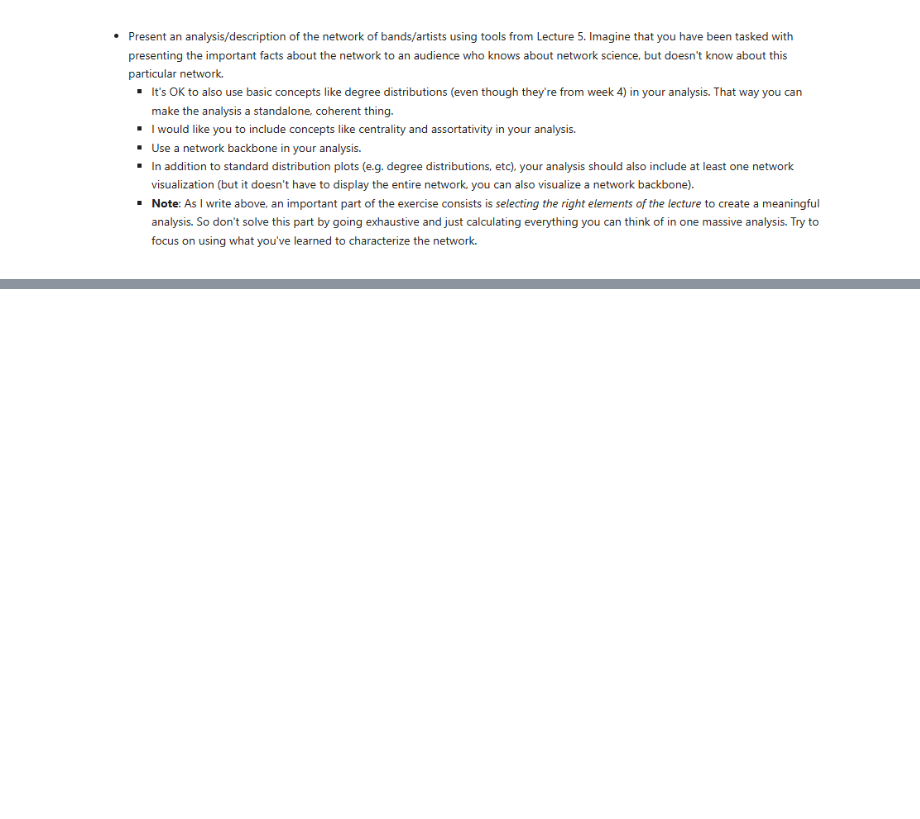
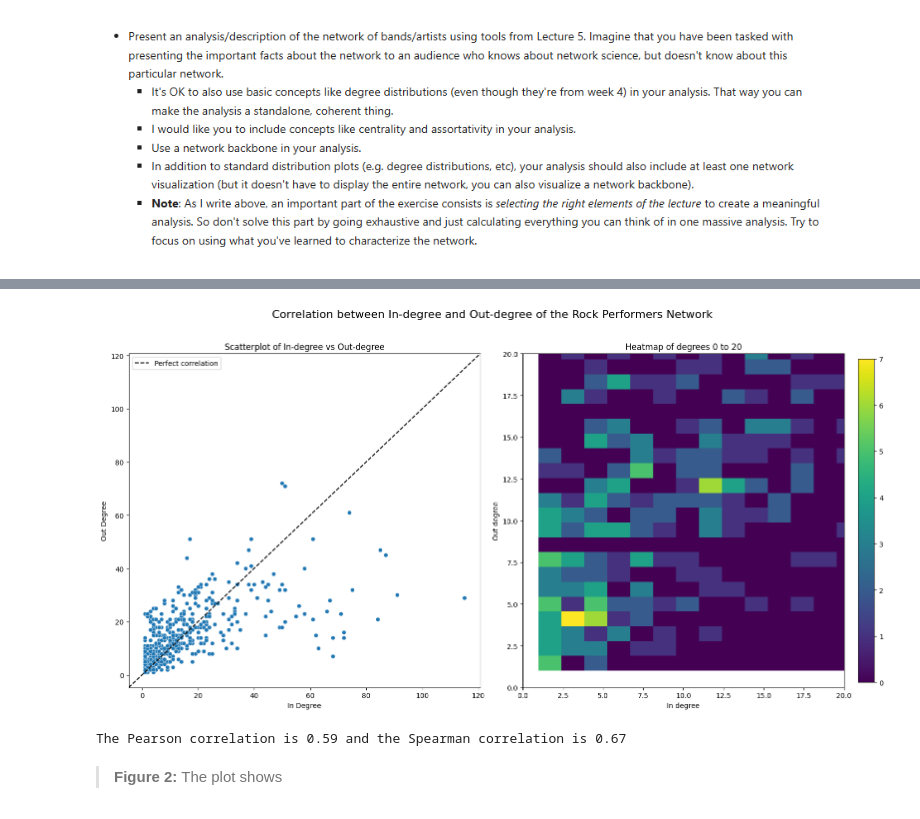
Before and after one commit to Somon8/social_graphs_25, a Jupyter notebook: Assignment2_1.ipynb, the cells around one changed output, grey strips where cells are left out. Saved outputs shown, nothing was run; the diff lists cells and outputs as text; code cells hidden in the pictures; blank space fills up the shorter version.

```diff
--- a/Assignment2_1.ipynb
+++ b/Assignment2_1.ipynb
@@ -328,10 +2,0 @@ df = pd.read_csv("graphs/node_df.csv", index_col = "Node")
-# %%
-louvain_communities = nx.community.louvain_communities(DG, weight='weight', seed = 42)
-# df['louvain'] = louvain_communities
-# df
-louvain_communities[0]
-for com_idx, community in enumerate(louvain_communities):
-    for node in community:
-        df.at[node, 'Louvain'] = com_idx
-
-df.to_csv("graphs/node_df.csv", index = True)
@@ -424,0 +15,10 @@ plt.show()
+# %%
+DG.clear()
+github_base_url = "https://raw.githubusercontent.com/Somon8/social_graphs_25/main/"
+
+def from_github(path):
+    url_to_file = github_base_url + path
+    return urllib.request.urlopen(url_to_file)
+
+DG = nx.read_gexf(from_github("graphs/rock_bands_graph.gexf"))
+G = DG.to_undirected()
@@ -424,0 +201,46 @@ plt.show()
+# %%
+figure, axs = plt.subplots(1, 2, figsize=(16, 8))  # Row, col, w, h
+
+# --- Scatterplot ---
+sns.scatterplot(data=df, x="In Degree", y="Out Degree", ax=axs[0])
+
+# Draw x = y line (perfect correlation reference)
+lims = [
+    np.min([axs[0].get_xlim(), axs[0].get_ylim()]),  # min of both axes
+    np.max([axs[0].get_xlim(), axs[0].get_ylim()])   # max of both axes
+]
+axs[0].plot(lims, lims, color='black', linestyle='--', label='Perfect correlation')
+axs[0].set_xlim(lims)
+axs[0].set_ylim(lims)
+axs[0].legend()
+axs[0].set_title("Scatterplot of In-degree vs Out-degree")
+
+# --- 2D Heatmap ---
+heatmap_data, xedges, yedges = np.histogram2d(df["In Degree"], df["Out Degree"], bins=80)
+extent = [xedges[0], xedges[-1], yedges[0], yedges[-1]]
+
+im = axs[1].imshow(heatmap_data.T, extent=extent, origin='lower', aspect='auto')
+axs[1].set_xlabel("In degree")
+axs[1].set_ylabel("Out degree")
+axs[1].set_title("Heatmap of degrees 0 to 20")
+axs[1].set_xlim(0, 20)
+axs[1].set_ylim(0, 20)
+
+# Optional colorbar
+figure.colorbar(im, ax=axs[1], fraction=0.046, pad=0.04)
+
+# --- Layout and title ---
+plt.suptitle("Correlation between In-degree and Out-degree of the Rock Performers Network",
+             y=1.02, fontsize=16)
+plt.tight_layout()
+plt.show()
+
+# --- Correlations ---
+cor_pearson = df['In Degree'].corr(df['Out Degree'], method="pearson")
+cor_spearman = df['In Degree'].corr(df['Out Degree'], method="spearman")
+print(f"The Pearson correlation is {cor_pearson:.2f} and the Spearman correlation is {cor_spearman:.2f}")
+# %% [output]
+[figure, added]
+The Pearson correlation is 0.59 and the Spearman correlation is 0.67
+# %% [markdown]
+>**Figure 2:** The plot shows
```
Also changed, not shown: parts of 41 cells of this notebook, 1 other file.
